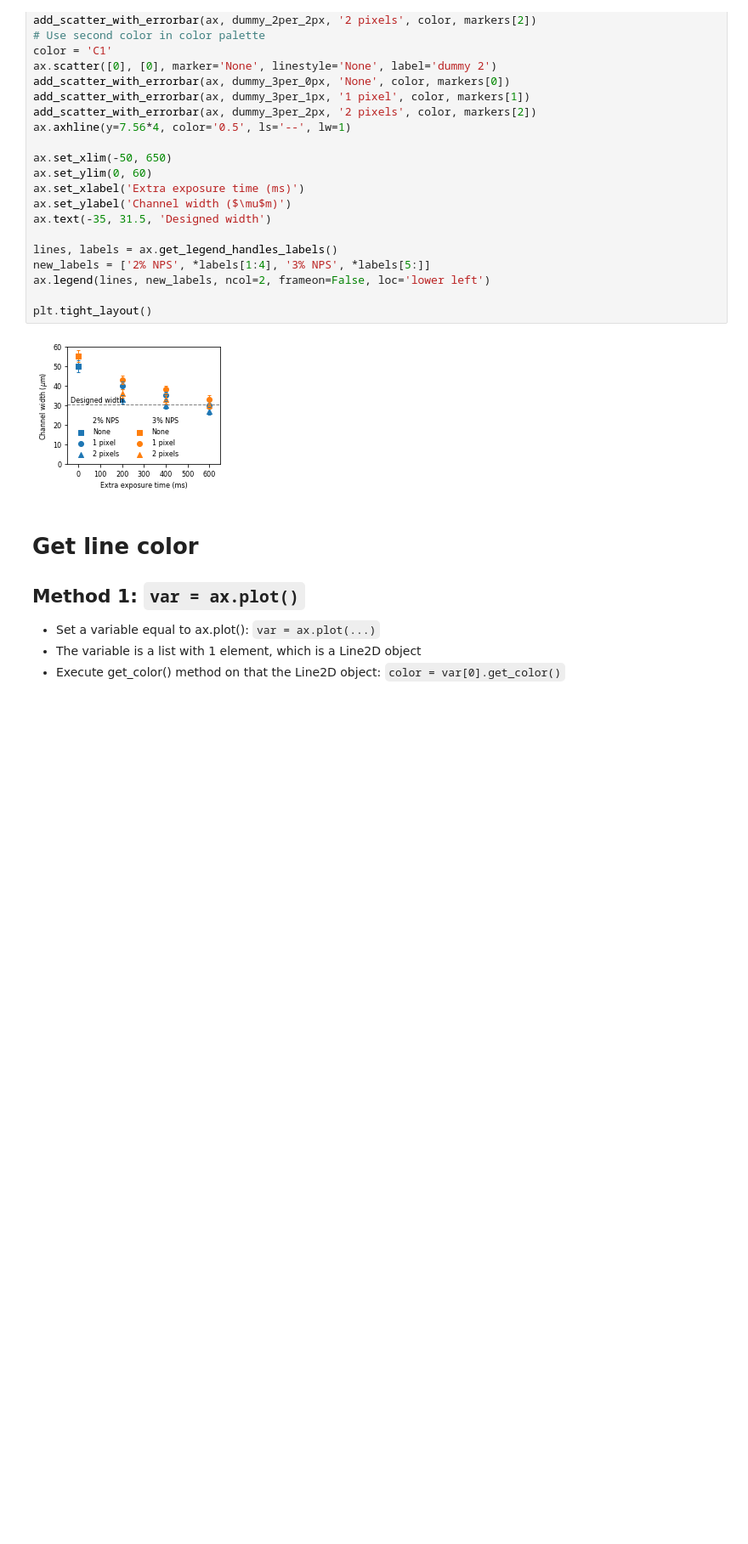
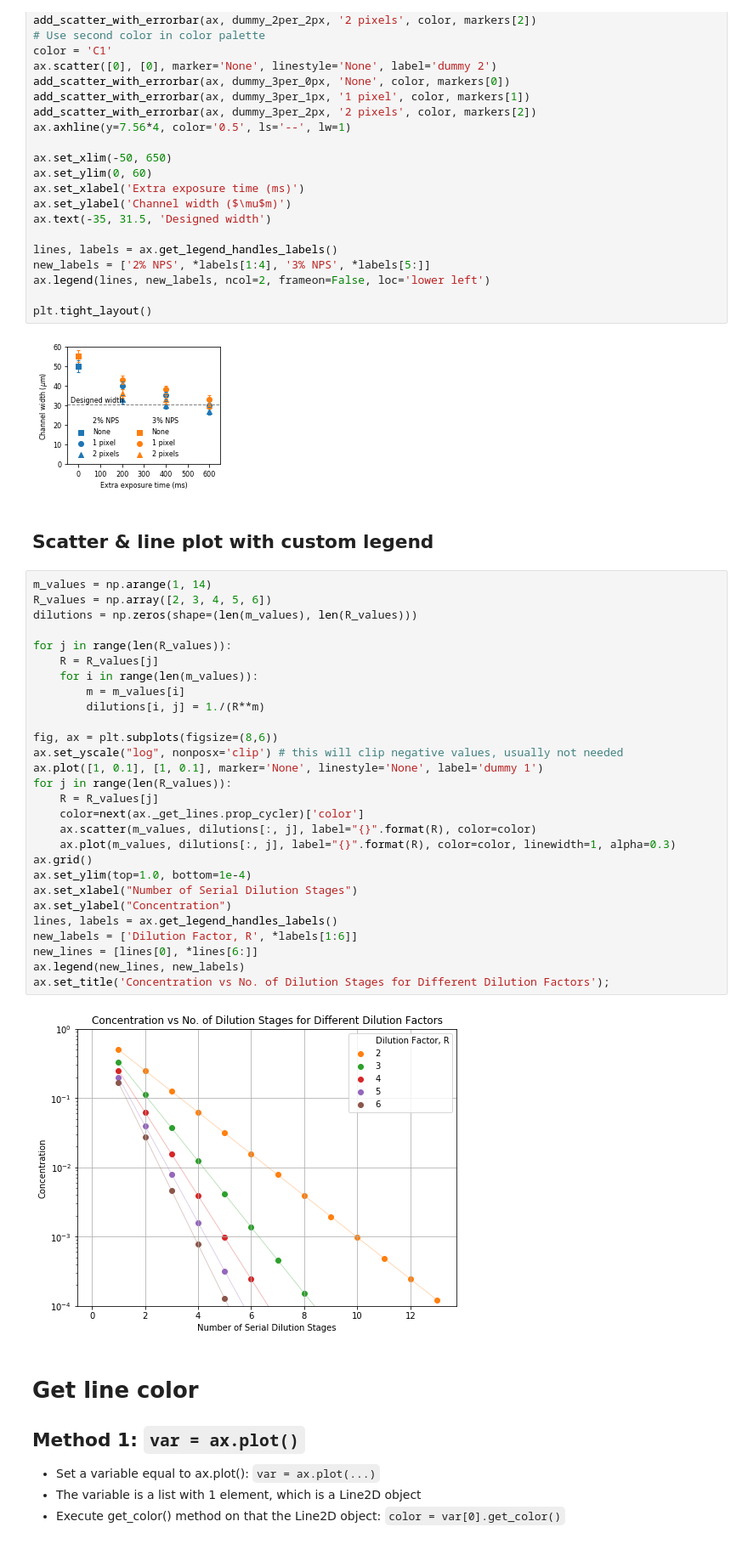
Before and after one commit to gregnordin/notes_to_self, a Jupyter notebook: python/matplotlib_notes.ipynb, the cells around one changed output. Shown at 85% size. Drawn from its saved outputs; the diff is of its cells as text; blank space fills up the shorter version.

Commit message:
Add matplotlib superposed scatter & line with same colors and correct legend

```diff
--- a/python/matplotlib_notes.ipynb
+++ b/python/matplotlib_notes.ipynb
@@ -176,6 +178,38 @@ ax.legend(lines, new_labels, ncol=2, frameon=False, loc='lower left')
 plt.tight_layout()
 # %% [output]
 [figure]
+# %% [markdown]
+## Scatter & line plot with custom legend
+# %%
+m_values = np.arange(1, 14)
+R_values = np.array([2, 3, 4, 5, 6])
+dilutions = np.zeros(shape=(len(m_values), len(R_values)))
+
+for j in range(len(R_values)):
+    R = R_values[j]
+    for i in range(len(m_values)):
+        m = m_values[i]
+        dilutions[i, j] = 1./(R**m)
+
+fig, ax = plt.subplots(figsize=(8,6))
+ax.set_yscale("log", nonposx='clip') # this will clip negative values, usually not needed
+ax.plot([1, 0.1], [1, 0.1], marker='None', linestyle='None', label='dummy 1')
+for j in range(len(R_values)):
+    R = R_values[j]
+    color=next(ax._get_lines.prop_cycler)['color']
+    ax.scatter(m_values, dilutions[:, j], label="{}".format(R), color=color)
+    ax.plot(m_values, dilutions[:, j], label="{}".format(R), color=color, linewidth=1, alpha=0.3)
+ax.grid()
+ax.set_ylim(top=1.0, bottom=1e-4)
+ax.set_xlabel("Number of Serial Dilution Stages")
+ax.set_ylabel("Concentration")
+lines, labels = ax.get_legend_handles_labels()
+new_labels = ['Dilution Factor, R', *labels[1:6]]
+new_lines = [lines[0], *lines[6:]]
+ax.legend(new_lines, new_labels)
+ax.set_title('Concentration vs No. of Dilution Stages for Different Dilution Factors');
+# %% [output]
+[figure, added]
 # %% [markdown]
 # Get line color
 
```
Also changed, not shown: parts of 21 cells of this notebook.
